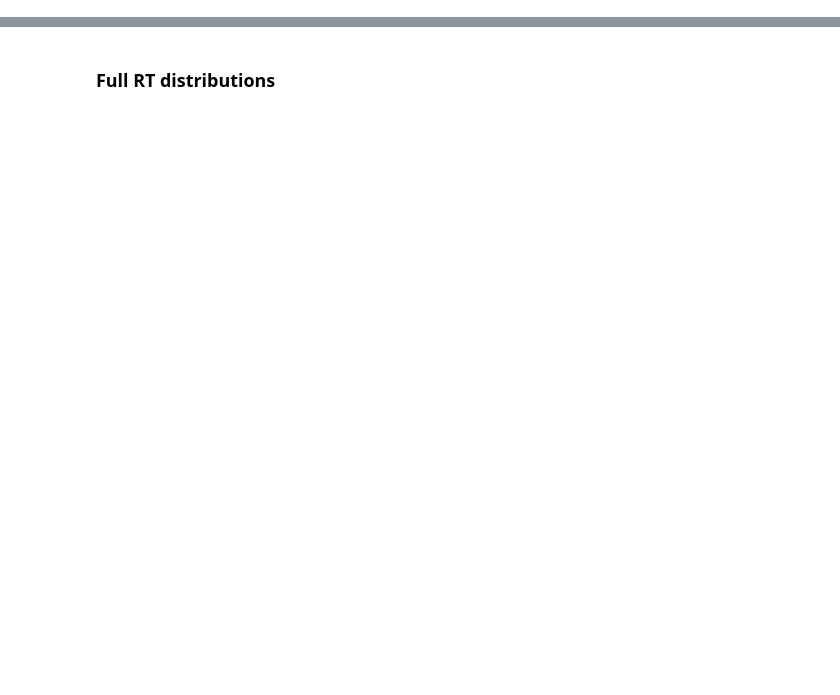
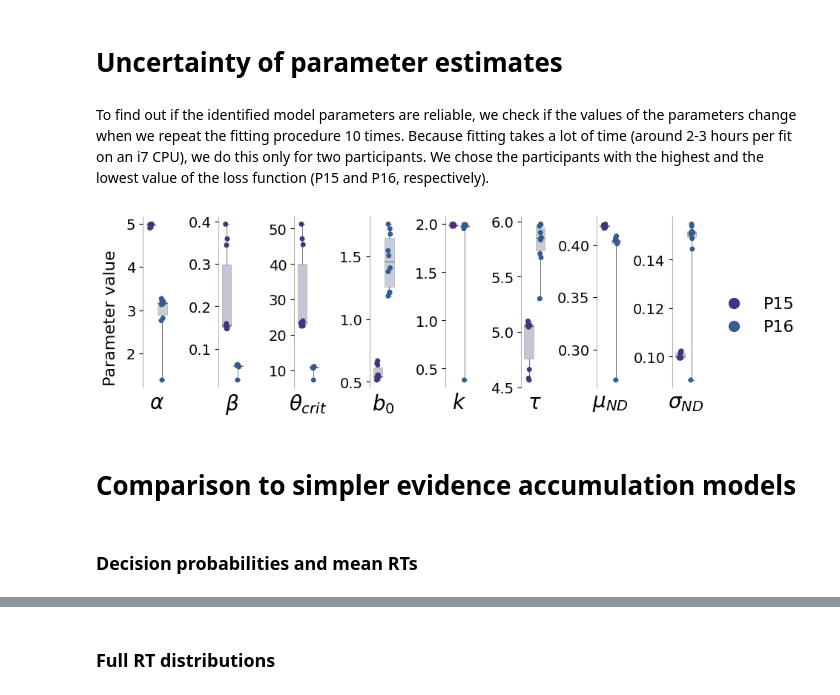
Before and after one commit to cherepaha/evidence_accumulation_in_gap_acceptance, a Jupyter notebook: data_and_model_analysis/06_supplementary_figures.ipynb, the cells around one changed output, grey strips where cells are left out. Drawn from its saved outputs; the diff is of its cells as text; code cells hidden in the pictures; blank space fills up the shorter version.

```diff
--- a/data_and_model_analysis/06_supplementary_figures.ipynb
+++ b/data_and_model_analysis/06_supplementary_figures.ipynb
@@ -139,0 +95,45 @@ for model_no in [1,2,3]:
+# %% [markdown]
+# Uncertainty of parameter estimates
+# %% [markdown]
+To find out if the identified model parameters are reliable, we check if the values of the parameters change when we repeat the fitting procedure 10 times. Because fitting takes a lot of time (around 2-3 hours per fit on an i7 CPU), we do this only for two participants. We chose the participants with the highest and the lowest value of the loss function (P15 and P16, respectively).
+# %%
+repeated_fit_param_path = "../model_fit_results/model_1/best_fit_parameters/full_data_repeated/"
+
+repeated_fit_params = pd.concat([pd.read_csv(os.path.join(repeated_fit_param_path, file_name)) for file_name in os.listdir(repeated_fit_param_path)]).reset_index(drop=True)
+repeated_fit_params = repeated_fit_params.drop(columns=["tta_condition", "d_condition", "loss"])
+repeated_fit_params.loc[repeated_fit_params.subj_id==969, "subj_id"] = 15
+repeated_fit_params.loc[repeated_fit_params.subj_id==996, "subj_id"] = 16
+repeated_fit_params = repeated_fit_params.melt(id_vars=["subj_id", "n"]).rename(columns={"subj_id": "Participant", "variable": "parameter"})
+# %%
+def plot_fitted_params_repeated(params):
+    fig, axes = plt.subplots(1, 8, dpi=100, figsize=(8,3), sharex=True, sharey=False)
+
+    param_display_names = ["$\\alpha$", "$\\beta$", "$\\theta_{crit}$", "$b_0$", "$k$", "$\\tau$", "$\\mu_{ND}$", "$\\sigma_{ND}$"]
+
+    for param_name, display_name, ax in zip(params.parameter.unique(), param_display_names, axes.flatten()):
+        params_to_plot = params[params.parameter==param_name]
+        with sns.color_palette("viridis"):
+            sns.stripplot(ax=ax, data=params_to_plot, x="Participant", y="value", )
+            sns.boxplot(ax=ax, data=params_to_plot, x="Participant", y="value", whis=[0, 100], linewidth=0.5, boxprops=dict(alpha=.3))
+        ax.set_xlabel(display_name)
+        ax.get_xaxis().set_ticks([])
+        ax.set_ylabel("")
+        ax.spines["left"].set_alpha(0.3)
+
+    legend_elements = ([Line2D([0], [0], color=sns.color_palette("viridis")[0], marker="o", ls="", label="P15"),
+                            Line2D([0], [0], color=sns.color_palette("viridis")[1], marker="o", ls="", label="P16")])
+    fig.legend(handles=legend_elements, loc="center left", bbox_to_anchor=(0.99, 0.5), frameon=False)
+    # legend = fig.legend(handles=legend_elements, loc="center left", bbox_to_anchor=(0.99, 0.5), fontsize=14, frameon=False)
+    # legend.set_title("Model fitted to", prop={"size":16})
+
+    sns.despine(bottom=True, offset=2)
+    fig.text(-0.02, 0.2, "Parameter value", fontsize=16, rotation=90)
+
+    plt.tight_layout()
+# %%
+plot_fitted_params_repeated(repeated_fit_params)
+plt.savefig("../output/fig_SI_params_repeated_fit.png", bbox_inches="tight")
+# %% [output]
+[figure, added]
+# %% [markdown]
+# Comparison to simpler evidence accumulation models
@@ -139,0 +148,2 @@ for model_no in [1,2,3]:
+# %% [markdown]
+### Decision probabilities and mean RTs
```
Also changed, not shown: parts of 53 cells of this notebook, 17 other files.
